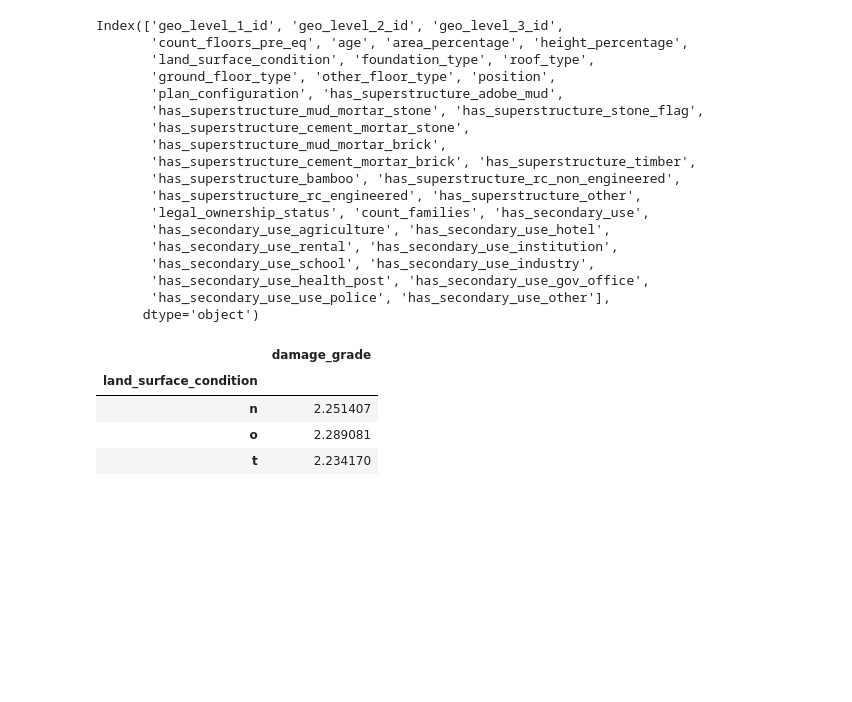
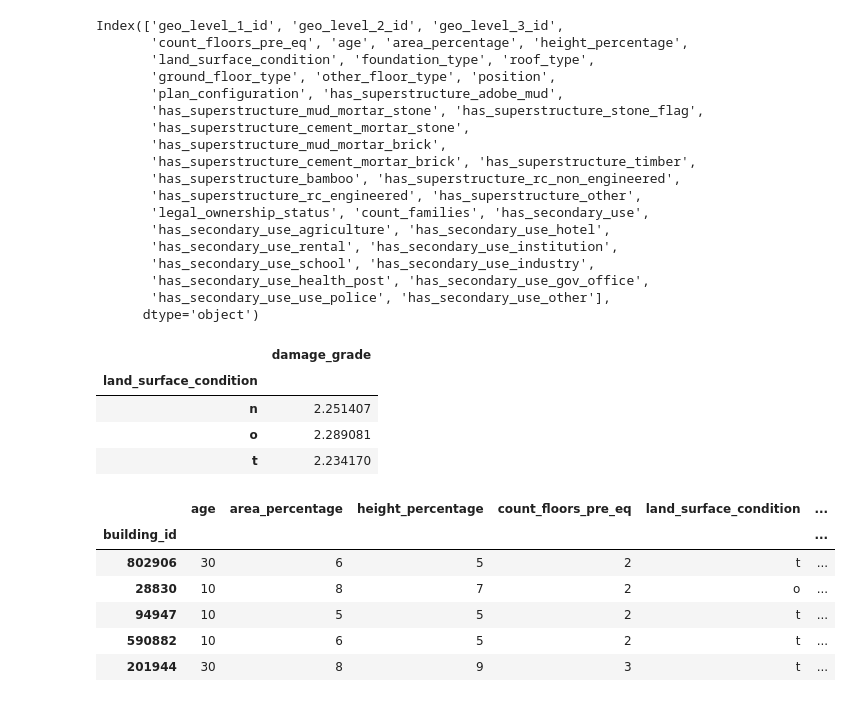
Before and after one commit to Hor-layinka/Hobs-Portfolio-projects, a Jupyter notebook: ClassificationModels/earth_quake_damage_pred.ipynb, the cells around one changed output. Saved outputs shown, nothing was run; the diff lists cells and outputs as text; code cells hidden in the pictures; blank space fills up the shorter version.

```diff
--- a/ClassificationModels/earth_quake_damage_pred.ipynb
+++ b/ClassificationModels/earth_quake_damage_pred.ipynb
@@ -327,3 +323,19 @@ foundation_pivot
 | n | 2.251407 |
 | o | 2.289081 |
 | t | 2.234170 |
+# %%
+# Dummy variable and feature selection
+features = ['age','area_percentage','height_percentage','count_floors_pre_eq',
+            'land_surface_condition', 'foundation_type', 'roof_type','ground_floor_type',
+            'other_floor_type', 'position','plan_configuration']
+
+training_subset = train_data[features]
+training_subset.head()
+# %% [output]
+|  | age | area_percentage | height_percentage | count_floors_pre_eq | land_surface_condition | ... |
+| building_id |  |  |  |  |  | ... |
+| 802906 | 30 | 6 | 5 | 2 | t | ... |
+| 28830 | 10 | 8 | 7 | 2 | o | ... |
+| 94947 | 10 | 5 | 5 | 2 | t | ... |
+| 590882 | 10 | 6 | 5 | 2 | t | ... |
+| 201944 | 30 | 8 | 9 | 3 | t | ... |
```
Also changed, not shown: parts of 10 cells of this notebook.
